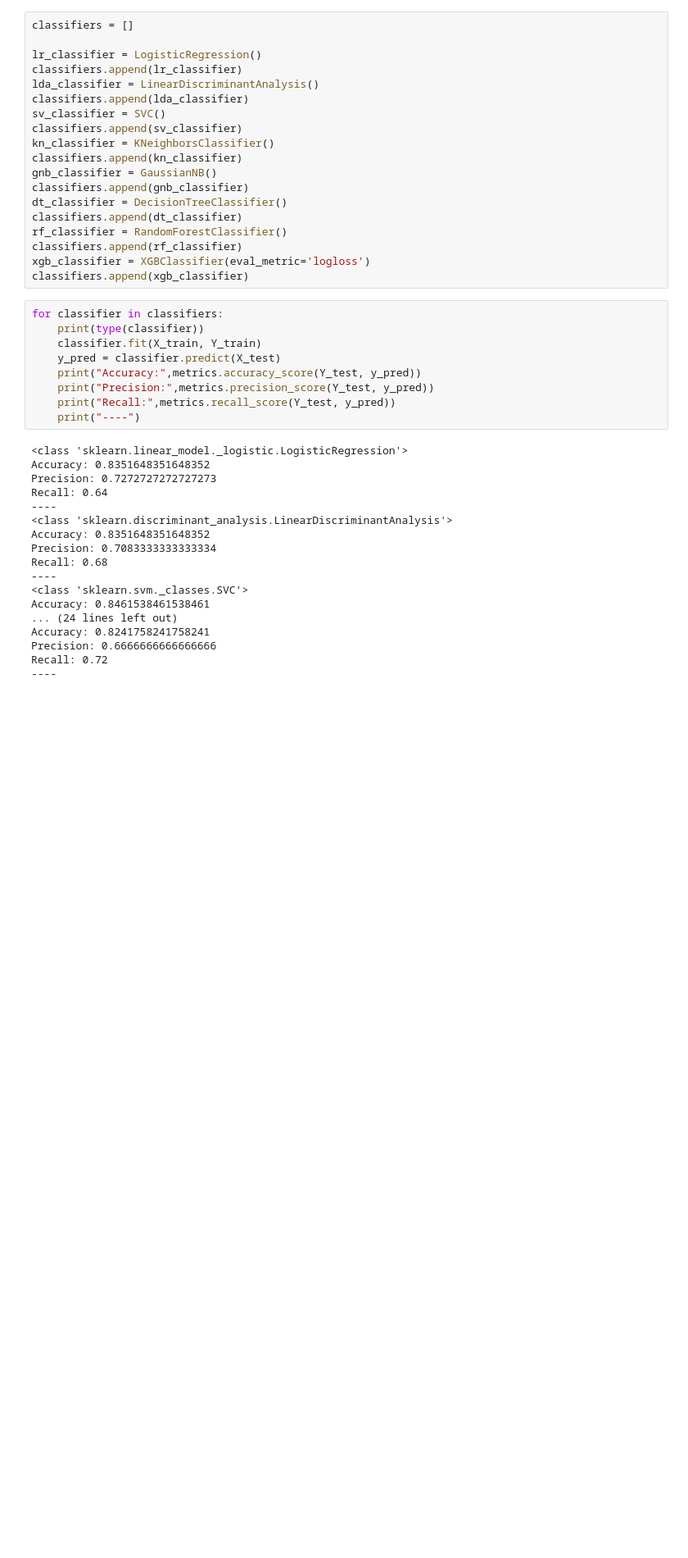
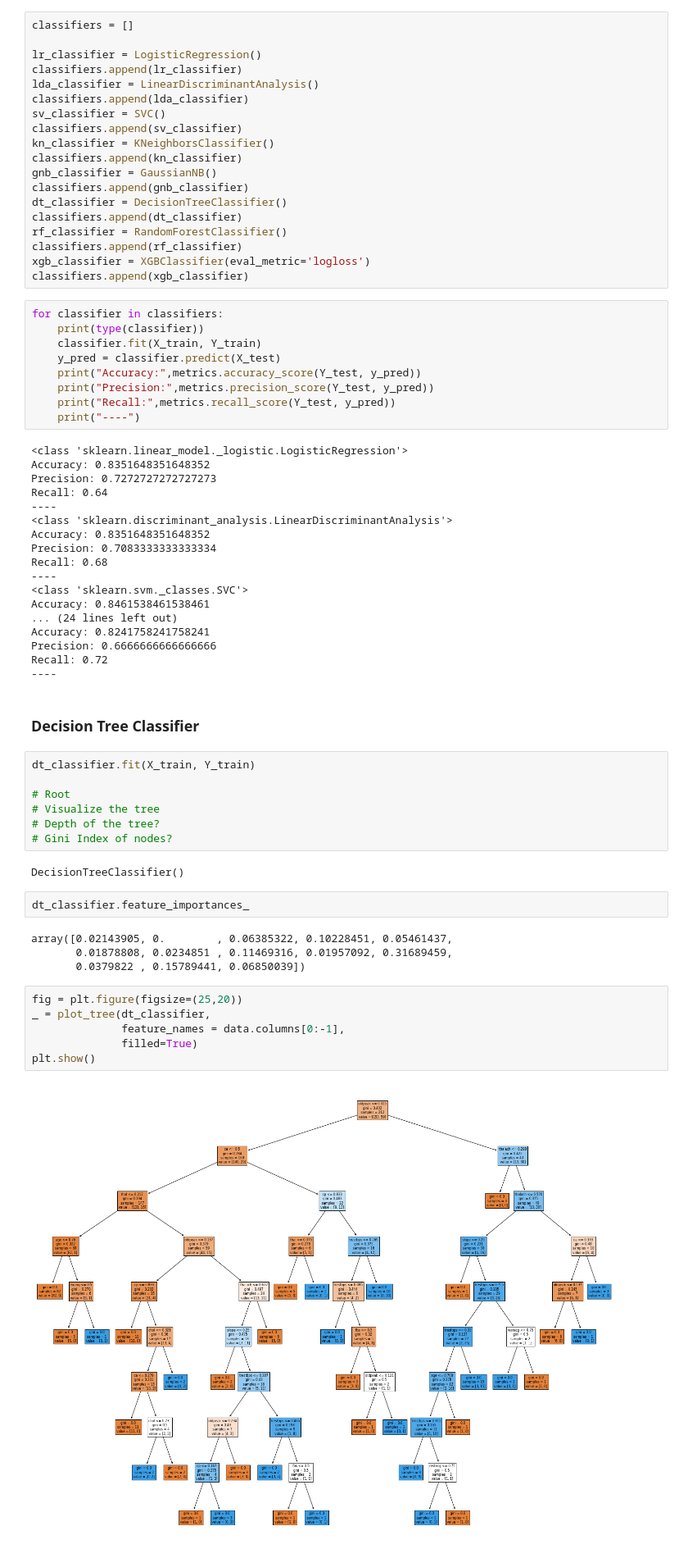
Before and after one commit to nsbisht/S2_Project_AoML_Comparative_Study_of_ML_Classification_Algorithms, a Jupyter notebook: Heart_Disease_Detection/HD.ipynb, the cells around one changed output. Shown at 82% size. Saved outputs shown, nothing was run; the diff lists cells and outputs as text; blank space fills up the shorter version.

```diff
--- a/Heart_Disease_Detection/HD.ipynb
+++ b/Heart_Disease_Detection/HD.ipynb
@@ -169,3 +175,28 @@ Accuracy: 0.8241758241758241
 Precision: 0.6666666666666666
 Recall: 0.72
 ----
+# %% [markdown]
+### Decision Tree Classifier
+# %%
+dt_classifier.fit(X_train, Y_train)
+
+# Root
+# Visualize the tree
+# Depth of the tree?
+# Gini Index of nodes?
+# %% [output]
+DecisionTreeClassifier()
+# %%
+dt_classifier.feature_importances_
+# %% [output]
+array([0.02143905, 0.        , 0.06385322, 0.10228451, 0.05461437,
+       0.01878808, 0.0234851 , 0.11469316, 0.01957092, 0.31689459,
+       0.0379822 , 0.15789441, 0.06850039])
+# %%
+fig = plt.figure(figsize=(25,20))
+_ = plot_tree(dt_classifier,
+              feature_names = data.columns[0:-1],
+              filled=True)
+plt.show()
+# %% [output]
+[figure, added]
```
Also changed, not shown: parts of 4 cells of this notebook, 2 other files.
